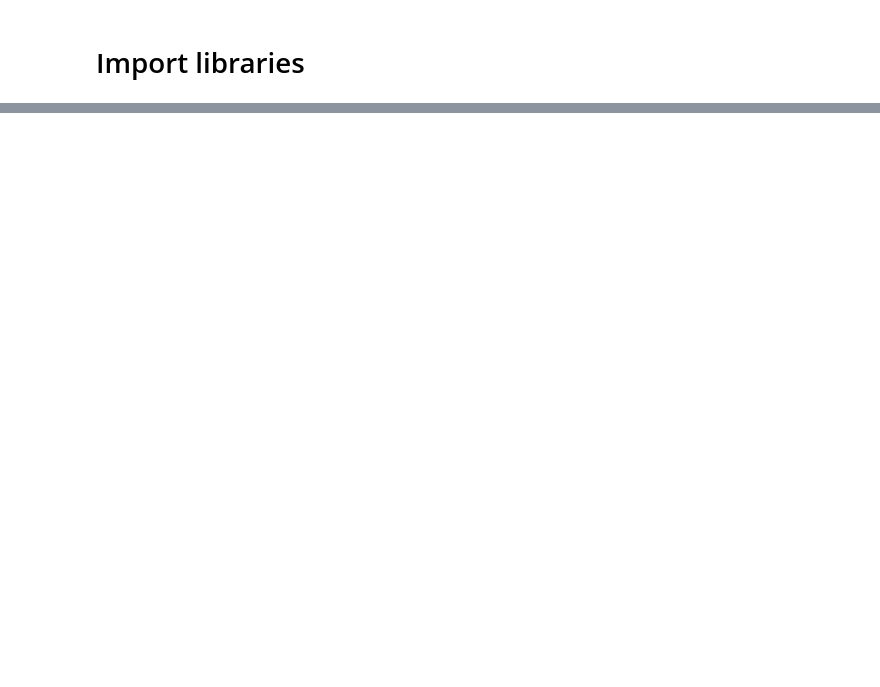
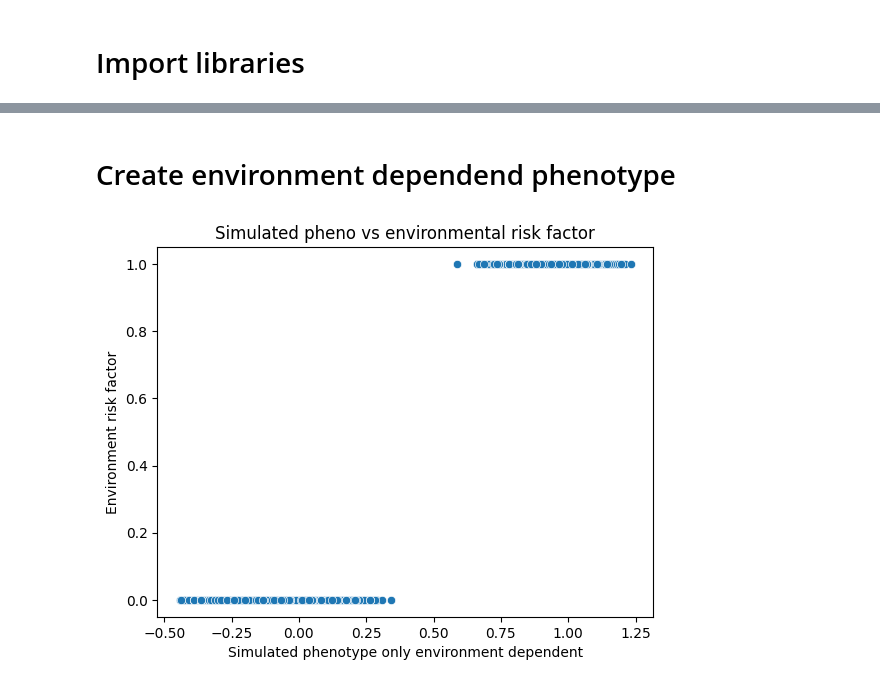
Before and after one commit to mat2m10/abyss_simulation, a Jupyter notebook: 09 Analysis only environment.ipynb, the cells around one changed output, grey strips where cells are left out. Cells and saved outputs as stored; diff of their text form; code cells hidden in the pictures; blank space fills up the shorter version.

```diff
--- a/09 Analysis only environment.ipynb
+++ b/09 Analysis only environment.ipynb
@@ -34,0 +63,10 @@ To enable the following instructions: AVX2 FMA, in other operations, rebuild Ten
+# %%
+very_rare = pd.read_pickle(f"data/G{G}_L{L}_c{c}_k{k}_M{M}/genotype/02_veryrare_genotype_AF_{very_rare_threshold_L}_{very_rare_threshold_H}.pkl")
+rare = pd.read_pickle(f"data/G{G}_L{L}_c{c}_k{k}_M{M}/genotype/02_rare_genotype_AF_{rare_threshold_L}_{rare_threshold_H}.pkl")
+common = pd.read_pickle(f"data/G{G}_L{L}_c{c}_k{k}_M{M}/genotype/02_common_genotype_AF_{common_threshold_L}_{common_threshold_H}.pkl")
+# %%
+very_rare = very_rare.rename(columns=lambda x: 'VR' + x)/2
+rare = rare.rename(columns=lambda x: 'R' + x)/2
+common = common.rename(columns=lambda x: 'C' + x)/2
+complete = pd.concat([common, rare, very_rare], axis=1)
+complete = ((complete*2)-1)
@@ -34,0 +187,23 @@ To enable the following instructions: AVX2 FMA, in other operations, rebuild Ten
+# %% [markdown]
+# Create environment dependend phenotype
+# %%
+mu= np.zeros(complete.shape[0])
+beta = np.zeros(complete.shape[1])
+precision = 0.1
+y = np.array(simulate_quant_trait(mu, np.array(complete), beta, np.array(risk[name_risk]), precision))
+# Calculate the standard deviation of the vector
+std_dev = np.std(y)
+mean = np.mean(y)
+# Standardize the vector
+#y = (y - mean) / std_dev
+y = (y - mean)
+risk['pheno'] = y
+populations = pd.read_pickle(f"data/G{G}_L{L}_c{c}_k{k}_M{M}/phenotype/01_population_structure.pkl")
+# %%
+sns.scatterplot(x=list(y), y=list(np.array(risk[name_risk])))
+plt.xlabel('Simulated phenotype only environment dependent')
+plt.ylabel('Environment risk factor')
+plt.title('Simulated pheno vs environmental risk factor')
+plt.show()
+# %% [output]
+[figure, added]
```
Also changed, not shown: parts of 27 cells of this notebook, 3 other files.
